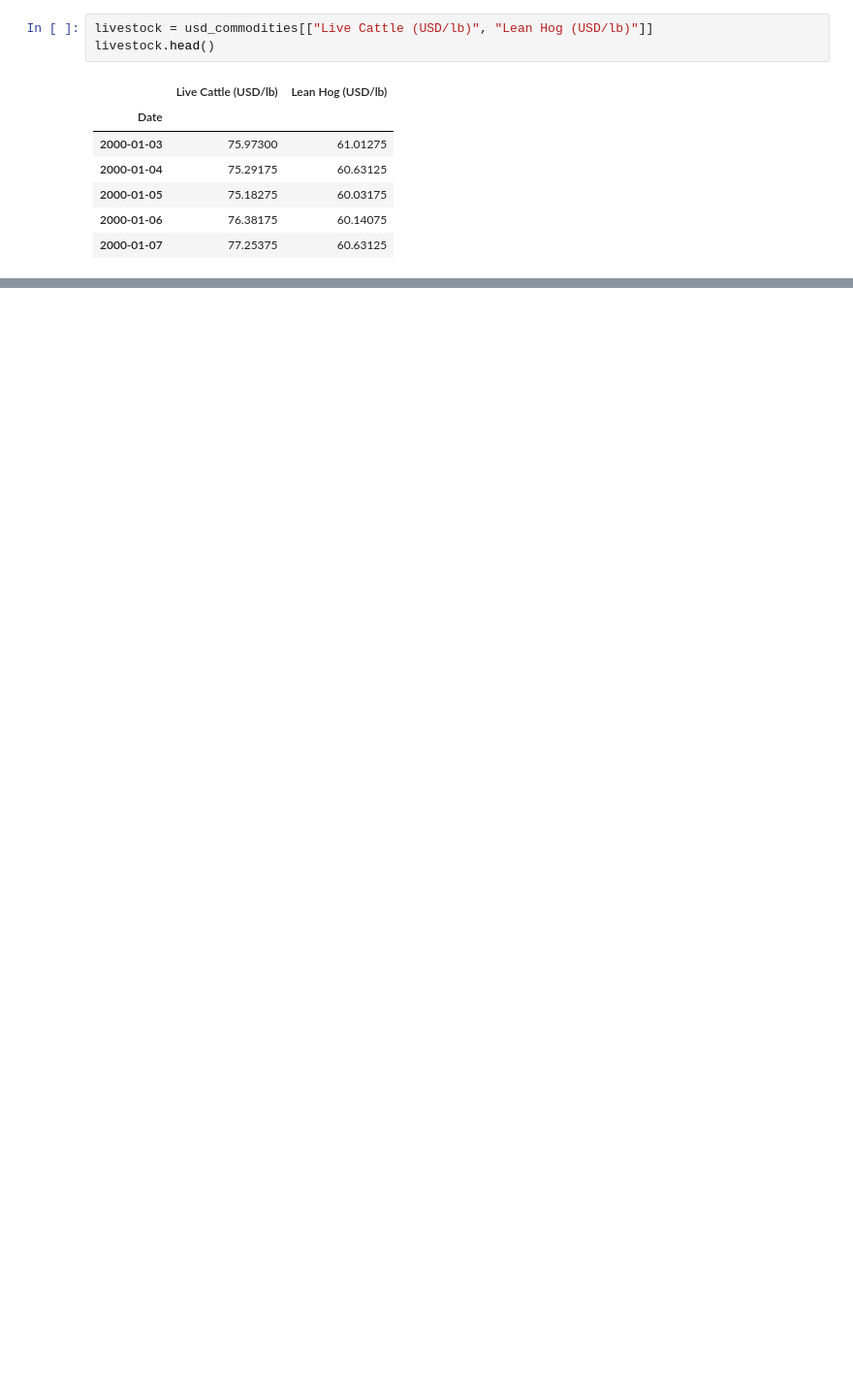
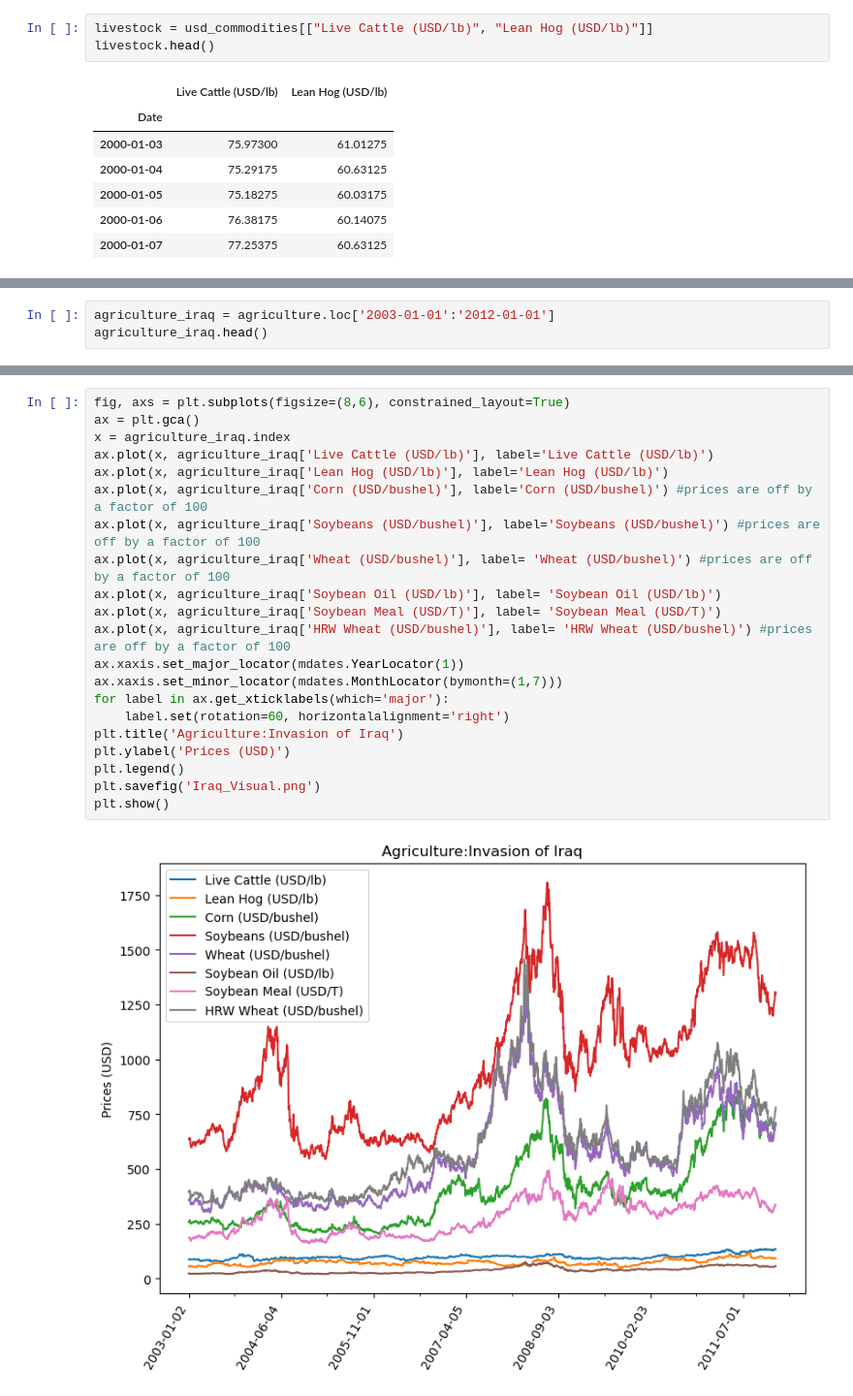
Before and after one commit to dylanmcgullam/Group-Project-1, a Jupyter notebook: commodities.ipynb, the cells around one changed output, grey strips where cells are left out. Shown at 97% size. Drawn from its saved outputs; the diff is of its cells as text; blank space fills up the shorter version.

```diff
--- a/commodities.ipynb
+++ b/commodities.ipynb
@@ -127,0 +197,3 @@ livestock.head()
+# %%
+agriculture_iraq = agriculture.loc['2003-01-01':'2012-01-01']
+agriculture_iraq.head()
@@ -127,0 +208,23 @@ livestock.head()
+# %%
+fig, axs = plt.subplots(figsize=(8,6), constrained_layout=True)
+ax = plt.gca()
+x = agriculture_iraq.index
+ax.plot(x, agriculture_iraq['Live Cattle (USD/lb)'], label='Live Cattle (USD/lb)')
+ax.plot(x, agriculture_iraq['Lean Hog (USD/lb)'], label='Lean Hog (USD/lb)')
+ax.plot(x, agriculture_iraq['Corn (USD/bushel)'], label='Corn (USD/bushel)') #prices are off by a factor of 100
+ax.plot(x, agriculture_iraq['Soybeans (USD/bushel)'], label='Soybeans (USD/bushel)') #prices are off by a factor of 100
+ax.plot(x, agriculture_iraq['Wheat (USD/bushel)'], label= 'Wheat (USD/bushel)') #prices are off by a factor of 100
+ax.plot(x, agriculture_iraq['Soybean Oil (USD/lb)'], label= 'Soybean Oil (USD/lb)')
+ax.plot(x, agriculture_iraq['Soybean Meal (USD/T)'], label= 'Soybean Meal (USD/T)')
+ax.plot(x, agriculture_iraq['HRW Wheat (USD/bushel)'], label= 'HRW Wheat (USD/bushel)') #prices are off by a factor of 100
+ax.xaxis.set_major_locator(mdates.YearLocator(1))
+ax.xaxis.set_minor_locator(mdates.MonthLocator(bymonth=(1,7)))
+for label in ax.get_xticklabels(which='major'):
+    label.set(rotation=60, horizontalalignment='right')
+plt.title('Agriculture:Invasion of Iraq')
+plt.ylabel('Prices (USD)')
+plt.legend()
+plt.savefig('Iraq_Visual.png')
+plt.show()
+# %% [output]
+[figure, added]
```
Also changed, not shown: parts of 14 cells of this notebook.
